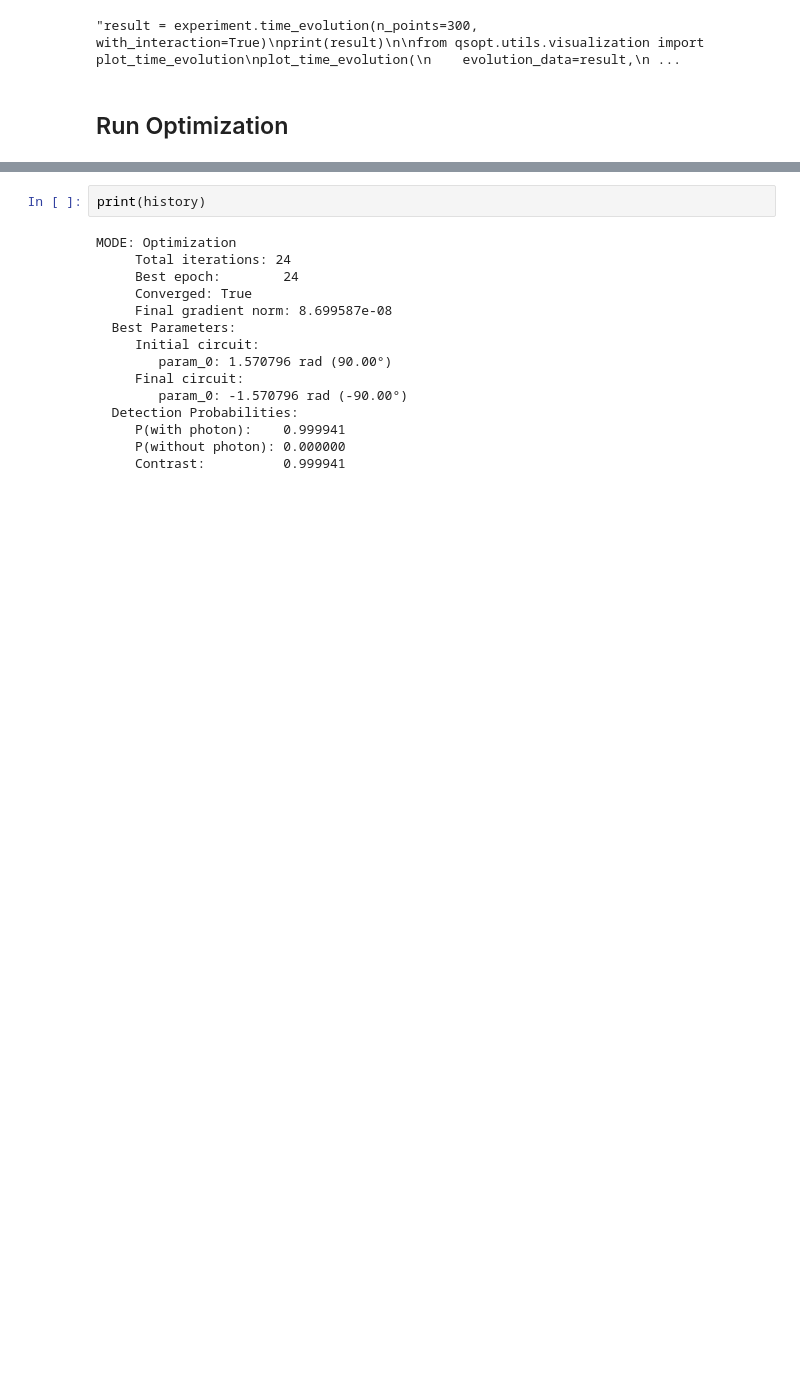
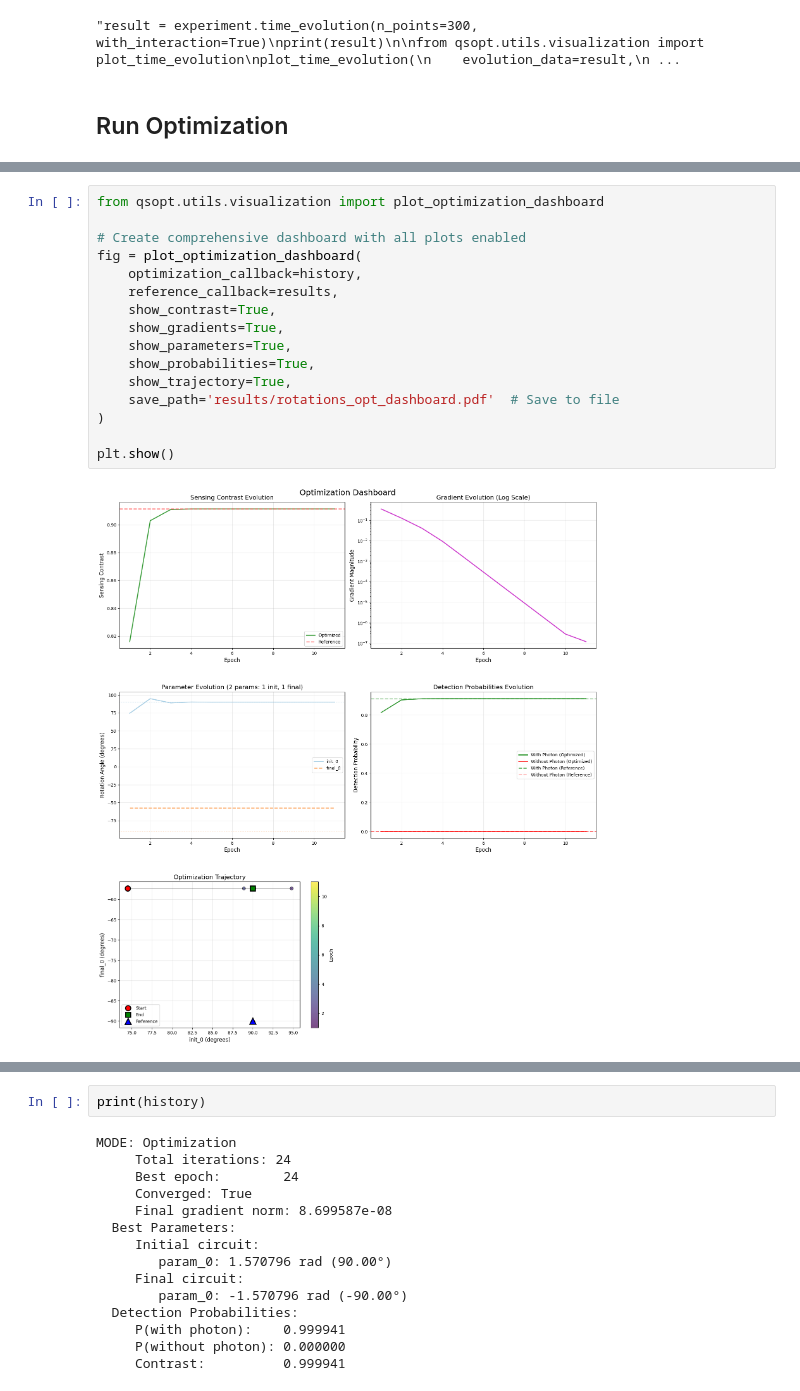
Before and after one commit to Simone-Bordoni/Quantum-sensing-QML, a Jupyter notebook: examples/single_qubit_tutorial.ipynb, the cells around one changed output, grey strips where cells are left out. Cells and saved outputs as stored; diff of their text form; blank space fills up the shorter version.

```diff
--- a/examples/single_qubit_tutorial.ipynb
+++ b/examples/single_qubit_tutorial.ipynb
@@ -221,3 +229,21 @@ MODE: Optimization
+# %%
+from qsopt.utils.visualization import plot_optimization_dashboard
+
+# Create comprehensive dashboard with all plots enabled
+fig = plot_optimization_dashboard(
+    optimization_callback=history,
+    reference_callback=results,
+    show_contrast=True,
+    show_gradients=True,
+    show_parameters=True,
+    show_probabilities=True,
+    show_trajectory=True,
+    save_path='results/rotations_opt_dashboard.pdf'  # Save to file
+)
+
+plt.show()
+# %% [output]
+[figure, added]
 # %%
 import optax
 
```
Also changed, not shown: parts of 20 cells of this notebook, 11 other files.
